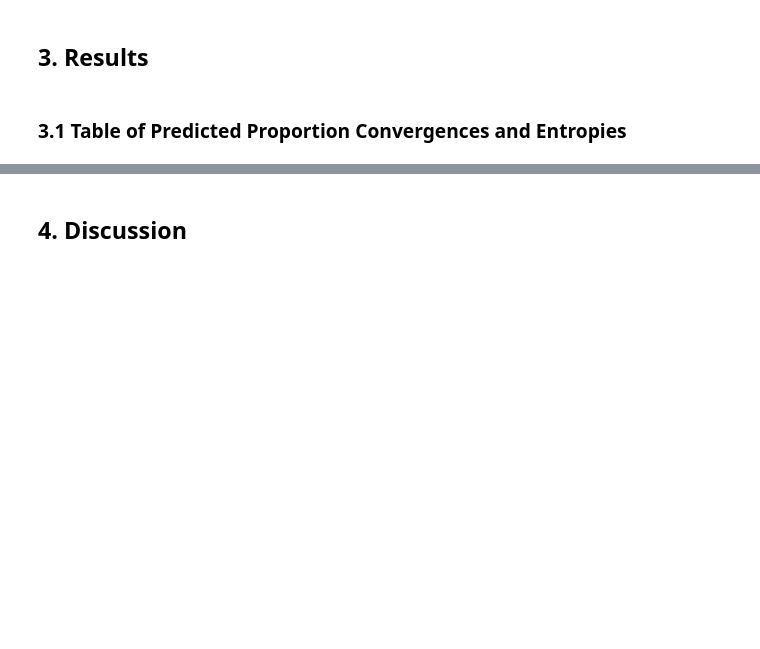
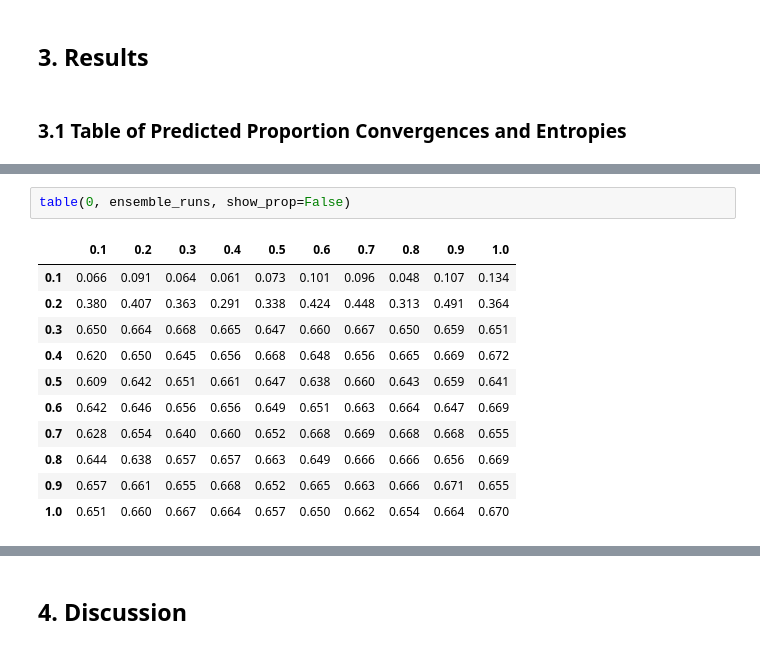
Before and after one commit to ashcansingh/MATH3024-Disease-Model, a Jupyter notebook: Project.ipynb, the cells around one changed output, grey strips where cells are left out. Cells and saved outputs as stored; diff of their text form; blank space fills up the shorter version.

```diff
--- a/Project.ipynb
+++ b/Project.ipynb
@@ -896,0 +542,14 @@ table(35, ensemble_runs, show_prop=False)
+# %%
+table(0, ensemble_runs, show_prop=False)
+# %% [output]
+|  | 0.1 | 0.2 | 0.3 | 0.4 | 0.5 | 0.6 | 0.7 | 0.8 | 0.9 | 1.0 |
+| 0.1 | 0.066 | 0.091 | 0.064 | 0.061 | 0.073 | 0.101 | 0.096 | 0.048 | 0.107 | 0.134 |
+| 0.2 | 0.380 | 0.407 | 0.363 | 0.291 | 0.338 | 0.424 | 0.448 | 0.313 | 0.491 | 0.364 |
+| 0.3 | 0.650 | 0.664 | 0.668 | 0.665 | 0.647 | 0.660 | 0.667 | 0.650 | 0.659 | 0.651 |
+| 0.4 | 0.620 | 0.650 | 0.645 | 0.656 | 0.668 | 0.648 | 0.656 | 0.665 | 0.669 | 0.672 |
+| 0.5 | 0.609 | 0.642 | 0.651 | 0.661 | 0.647 | 0.638 | 0.660 | 0.643 | 0.659 | 0.641 |
+| 0.6 | 0.642 | 0.646 | 0.656 | 0.656 | 0.649 | 0.651 | 0.663 | 0.664 | 0.647 | 0.669 |
+| 0.7 | 0.628 | 0.654 | 0.640 | 0.660 | 0.652 | 0.668 | 0.669 | 0.668 | 0.668 | 0.655 |
+| 0.8 | 0.644 | 0.638 | 0.657 | 0.657 | 0.663 | 0.649 | 0.666 | 0.666 | 0.656 | 0.669 |
+| 0.9 | 0.657 | 0.661 | 0.655 | 0.668 | 0.652 | 0.665 | 0.663 | 0.666 | 0.671 | 0.655 |
+| 1.0 | 0.651 | 0.660 | 0.667 | 0.664 | 0.657 | 0.650 | 0.662 | 0.654 | 0.664 | 0.670 |
```
Also changed, not shown: parts of 29 cells of this notebook.
